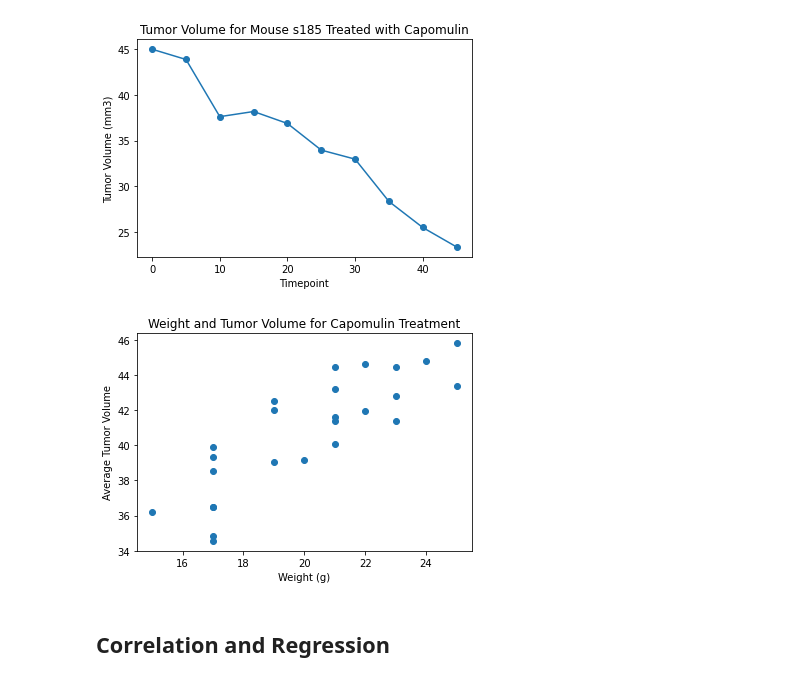
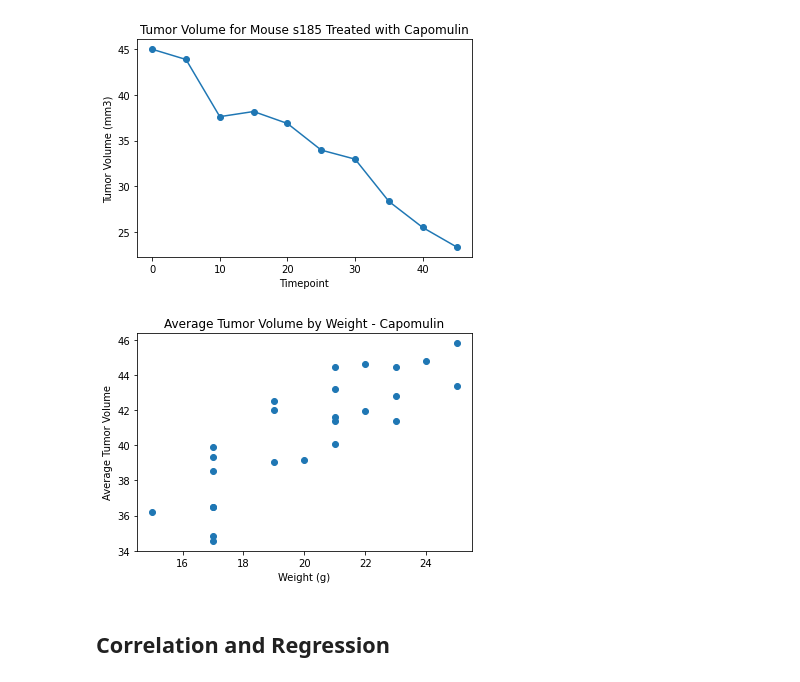
Before and after one commit to KDaceyx/Pymaceuticals, a Jupyter notebook: pymaceuticals_starter.ipynb, the cells around one changed output. Saved outputs shown, nothing was run; the diff lists cells and outputs as text; code cells hidden in the pictures.

```diff
--- a/pymaceuticals_starter.ipynb
+++ b/pymaceuticals_starter.ipynb
@@ -285,26 +286,26 @@ plt.show()
 # %%
 # Generate a scatter plot of average tumor volume vs. mouse weight for the Capomulin regimen
 # make another df for avg tumor volume
 avg_vol = pd.DataFrame(Capomulin.groupby('Mouse ID')['Tumor Volume (mm3)'].mean().sort_values())
 avg_vol = avg_vol.reset_index().rename(columns={'Tumor Volume (mm3)':'Average Tumor Volume'})
 
 # make another df for weight and merge the two
 weight_vol = pd.merge(Capomulin, avg_vol, on='Mouse ID')
 
 # group two relevant columns and get rid of duplicates
 weight_vol = weight_vol[['Weight (g)', 'Average Tumor Volume']].drop_duplicates()
 
 # create axes
 xaxis = weight_vol['Weight (g)']
 yaxis = weight_vol['Average Tumor Volume']
 
 # make a scatter plot
 plt.scatter(xaxis, yaxis)
 plt.xlabel('Weight (g)')
 plt.ylabel('Average Tumor Volume')
-plt.title('Weight and Tumor Volume for Capomulin Treatment')
+plt.title('Average Tumor Volume by Weight - Capomulin')
 plt.show()
 # %% [output]
-[figure, old version]
+[figure, new version]
 # %% [markdown]
 ## Correlation and Regression
```
Also changed, not shown: parts of 3 cells of this notebook.
